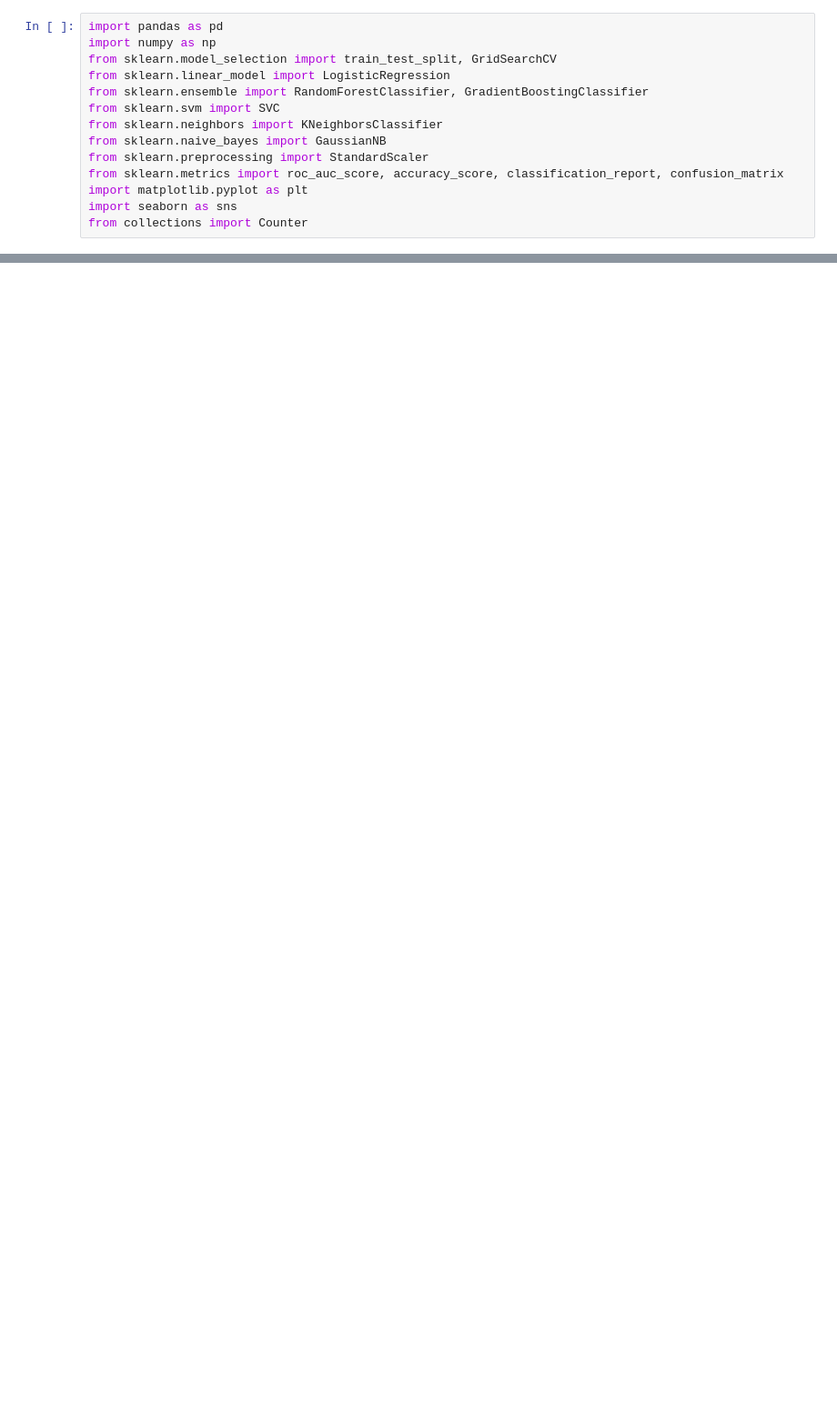
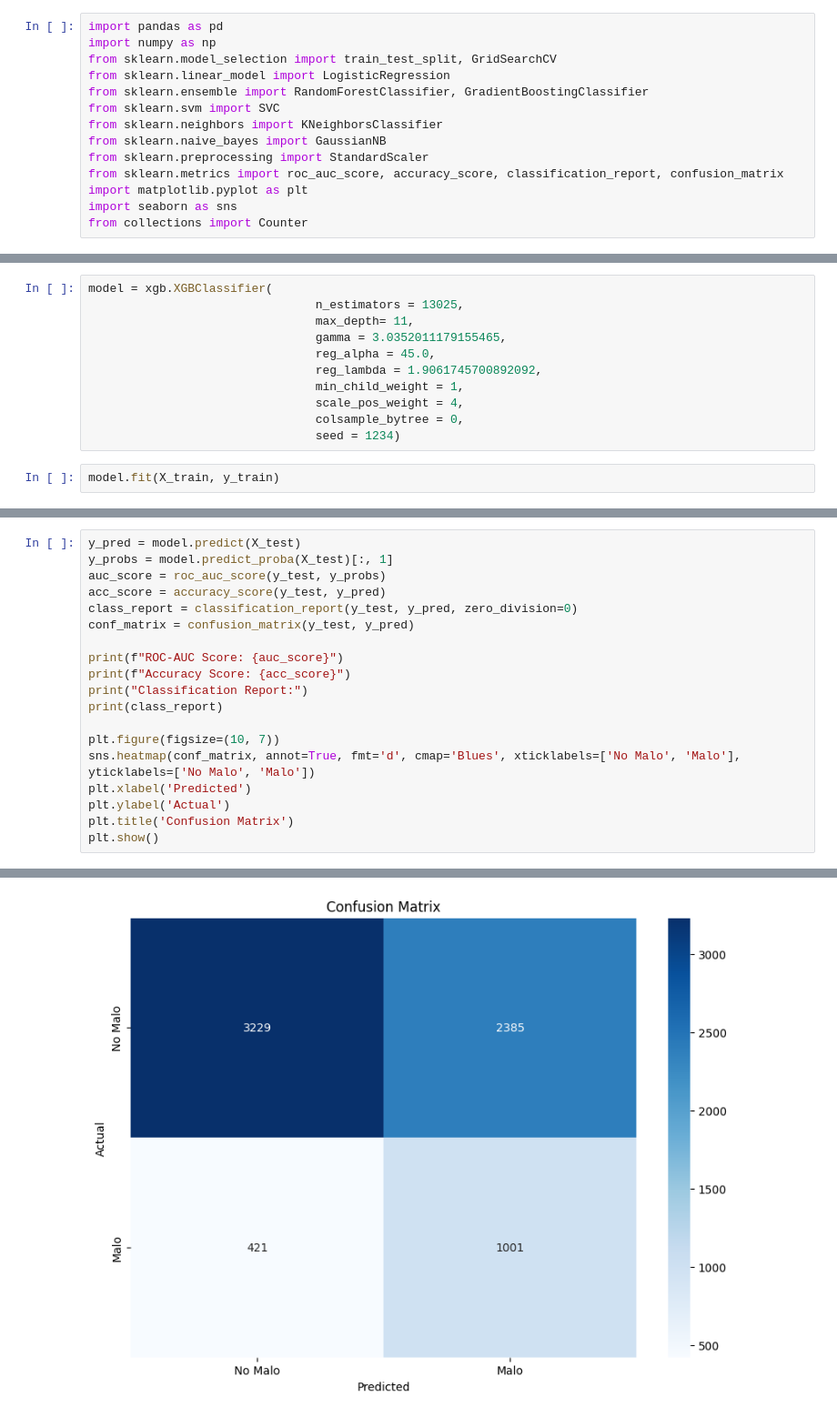
Before and after one commit to memowayun/ProyectoIntegradorEq36_ScoreRiesgoCred, a Jupyter notebook: Avance4_36.ipynb, the cells around one changed output, grey strips where cells are left out. Shown at 91% size. Saved outputs shown, nothing was run; the diff lists cells and outputs as text; blank space fills up the shorter version.

```diff
--- a/Avance4_36.ipynb
+++ b/Avance4_36.ipynb
@@ -256,0 +428,13 @@ El mejor modelo es: Gradient Boosting
+# %%
+model = xgb.XGBClassifier(
+                                n_estimators = 13025,
+                                max_depth= 11,
+                                gamma = 3.0352011179155465,
+                                reg_alpha = 45.0,
+                                reg_lambda = 1.9061745700892092,
+                                min_child_weight = 1,
+                                scale_pos_weight = 4,
+                                colsample_bytree = 0,
+                                seed = 1234)
+# %%
+model.fit(X_train, y_train)
@@ -256,0 +455,20 @@ El mejor modelo es: Gradient Boosting
+# %%
+y_pred = model.predict(X_test)
+y_probs = model.predict_proba(X_test)[:, 1]
+auc_score = roc_auc_score(y_test, y_probs)
+acc_score = accuracy_score(y_test, y_pred)
+class_report = classification_report(y_test, y_pred, zero_division=0)
+conf_matrix = confusion_matrix(y_test, y_pred)
+
+print(f"ROC-AUC Score: {auc_score}")
+print(f"Accuracy Score: {acc_score}")
+print("Classification Report:")
+print(class_report)
+
+plt.figure(figsize=(10, 7))
+sns.heatmap(conf_matrix, annot=True, fmt='d', cmap='Blues', xticklabels=['No Malo', 'Malo'], yticklabels=['No Malo', 'Malo'])
+plt.xlabel('Predicted')
+plt.ylabel('Actual')
+plt.title('Confusion Matrix')
+plt.show()
+# %% [output]
@@ -256,0 +486 @@ El mejor modelo es: Gradient Boosting
+[figure, added]
```
Also changed, not shown: parts of 53 cells of this notebook.
